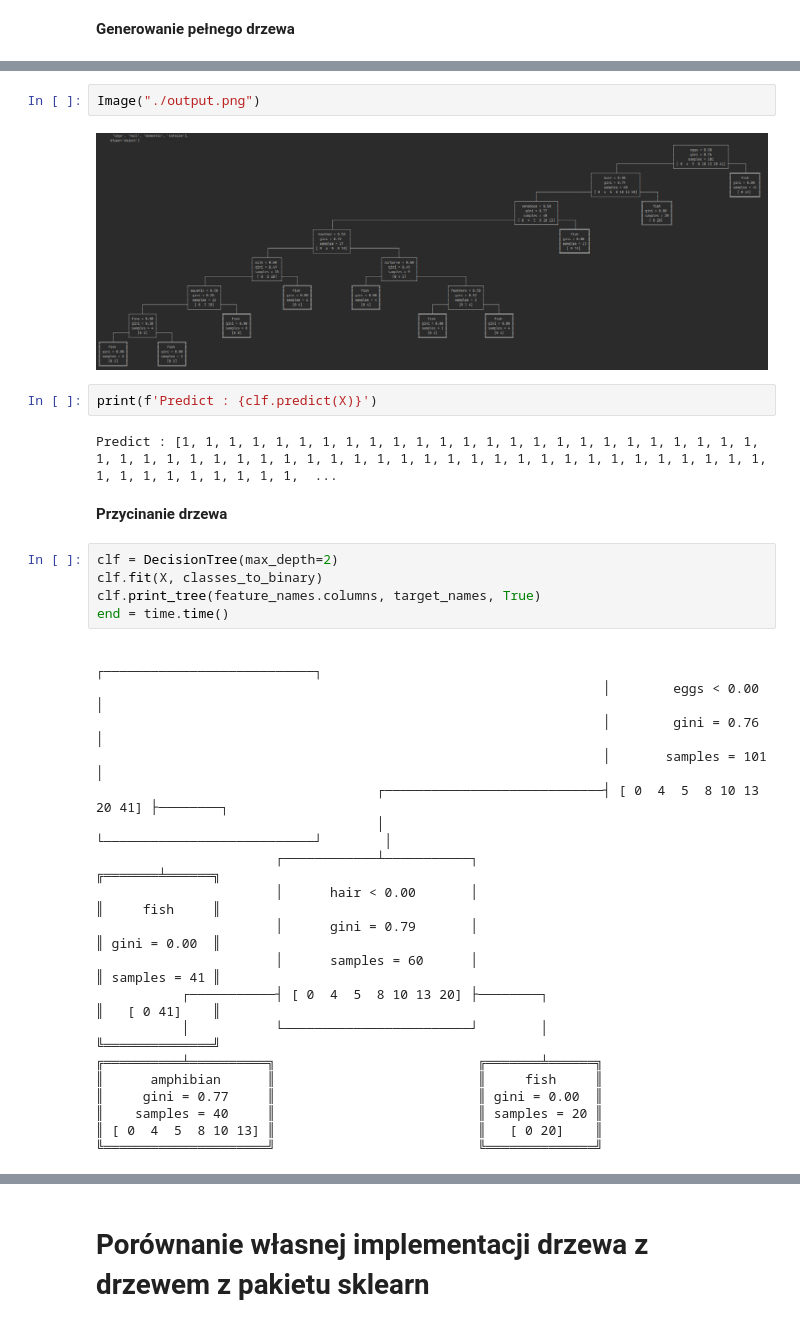
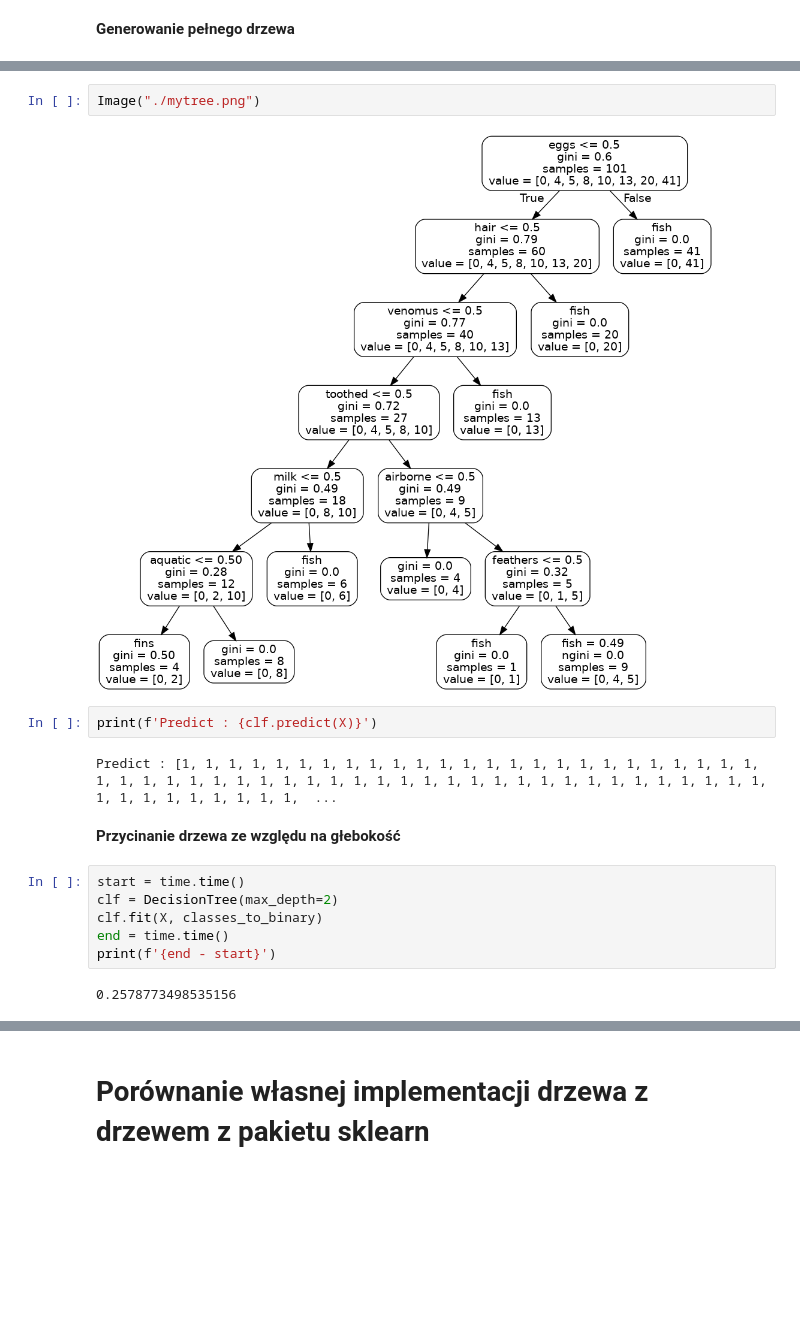
Before and after one commit to wolejnik/master-s-degree, a Jupyter notebook: decision_tree_ML1_L3/decisonTree.ipynb, the cells around one changed output, grey strips where cells are left out. Saved outputs shown, nothing was run; the diff lists cells and outputs as text; blank space fills up the shorter version.

Commit message:
Created a raport with decision tree

```diff
--- a/decision_tree_ML1_L3/decisonTree.ipynb
+++ b/decision_tree_ML1_L3/decisonTree.ipynb
@@ -199,34 +210,18 @@ print(f'{end - start}')
 # %%
-Image("./output.png")
+Image("./mytree.png")
 # %% [output]
-[figure, old version]
+[figure, new version]
 # %%
 print(f'Predict : {clf.predict(X)}')
 # %% [output]
 Predict : [1, 1, 1, 1, 1, 1, 1, 1, 1, 1, 1, 1, 1, 1, 1, 1, 1, 1, 1, 1, 1, 1, 1, 1, 1, 1, 1, 1, 1, 1, 1, 1, 1, 1, 1, 1, 1, 1, 1, 1, 1, 1, 1, 1, 1, 1, 1, 1, 1, 1, 1, 1, 1, 1, 1, 1, 1, 1, 1, 1, 1, 1, 1,  ...
 # %% [markdown]
-**Przycinanie drzewa**
+**Przycinanie drzewa ze względu na głebokość**
 # %%
+start = time.time()
 clf = DecisionTree(max_depth=2)
 clf.fit(X, classes_to_binary)
-clf.print_tree(feature_names.columns, target_names, True)
 end = time.time()
+print(f'{end - start}')
 # %% [output]
-                                                                 ┌───────────────────────────┐
-                                                                 │        eggs < 0.00        │
-                                                                 │        gini = 0.76        │
-                                                                 │       samples = 101       │
-                                    ┌────────────────────────────┤ [ 0  4  5  8 10 13 20 41] ├────────┐
-                                    │                            └───────────────────────────┘        │
-                       ┌────────────┴───────────┐                                             ╔═══════╧══════╗
-                       │      hair < 0.00       │                                             ║     fish     ║
-                       │      gini = 0.79       │                                             ║ gini = 0.00  ║
-                       │      samples = 60      │                                             ║ samples = 41 ║
-           ┌───────────┤ [ 0  4  5  8 10 13 20] ├────────┐                                    ║   [ 0 41]    ║
-           │           └────────────────────────┘        │                                    ╚══════════════╝
-╔══════════╧══════════╗                          ╔═══════╧══════╗
-║      amphibian      ║                          ║     fish     ║
-║     gini = 0.77     ║                          ║ gini = 0.00  ║
-║    samples = 40     ║                          ║ samples = 20 ║
-║ [ 0  4  5  8 10 13] ║                          ║   [ 0 20]    ║
-╚═════════════════════╝                          ╚══════════════╝
+0.2578773498535156
```
Also changed, not shown: parts of 6 cells of this notebook, 2 other files.
